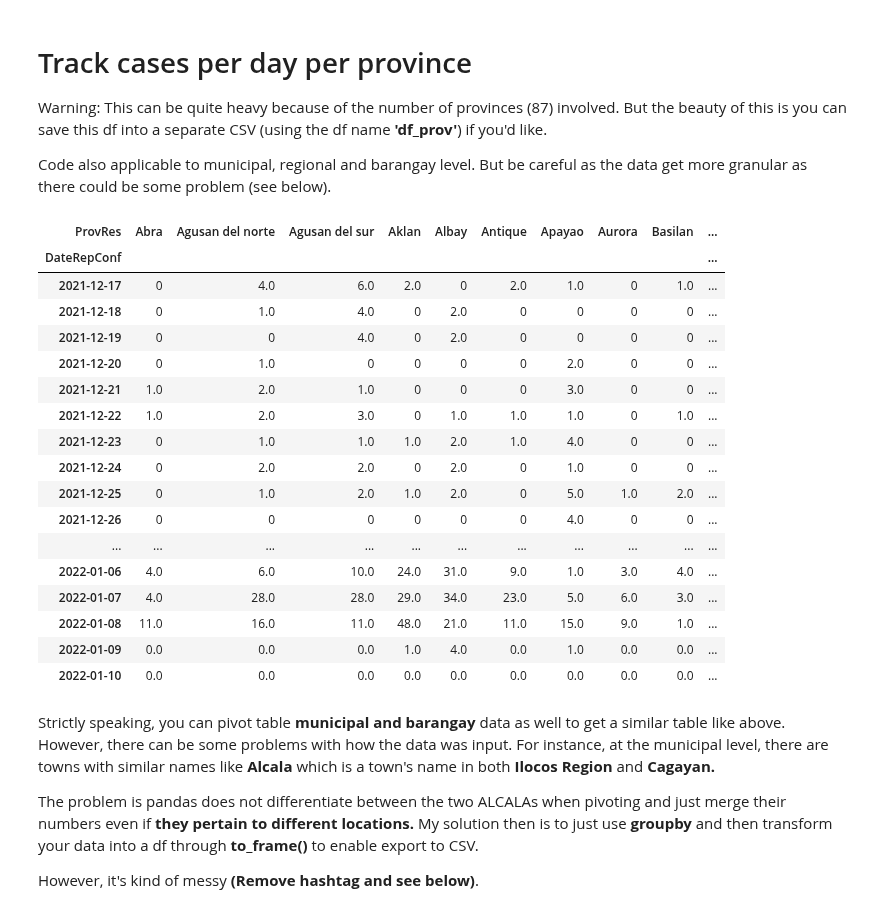
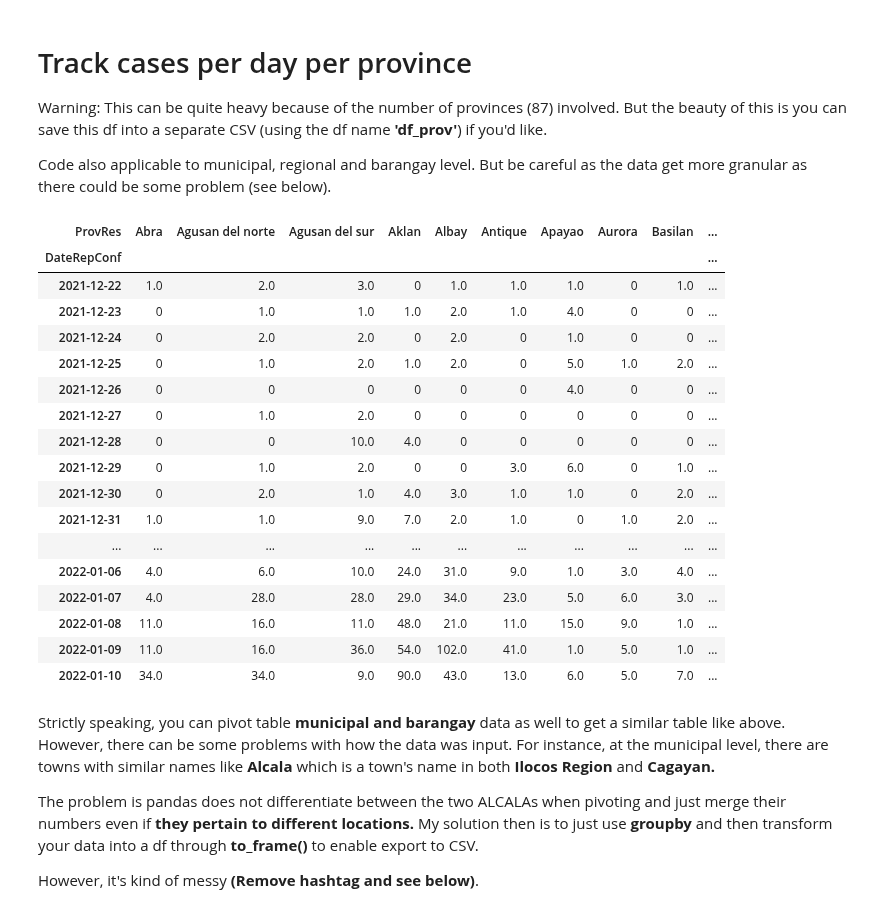
Before and after one commit to pmagtulis/covid-ph, a Jupyter notebook: covid-philippines.ipynb, the cells around one changed output. Cells and saved outputs as stored; diff of their text form; code cells hidden in the pictures.

```diff
--- a/covid-philippines.ipynb
+++ b/covid-philippines.ipynb
@@ -347,27 +345,27 @@ Warning: This can be quite heavy because of the number of provinces (87) involve
 
 Code also applicable to municipal, regional and barangay level. But be careful as the data get more granular as there could be some problem (see below).
 # %%
-df_prov = df.pivot_table(columns="ProvRes", index='DateRepConf', values='CaseCode', aggfunc='count', fill_value='0', dropna=False)
-df_prov.tail(25)
+df_prov = df.pivot_table(columns="ProvRes", index='DateRepConf', values='Sex', aggfunc='count', fill_value='0', dropna=False)
+df_prov.tail(20)
 # %% [output]
 | ProvRes | Abra | Agusan del norte | Agusan del sur | Aklan | Albay | Antique | Apayao | Aurora | Basilan | ... |
 | DateRepConf |  |  |  |  |  |  |  |  |  | ... |
-| 2021-12-17 | 0 | 4.0 | 6.0 | 2.0 | 0 | 2.0 | 1.0 | 0 | 1.0 | ... |
-| 2021-12-18 | 0 | 1.0 | 4.0 | 0 | 2.0 | 0 | 0 | 0 | 0 | ... |
-| 2021-12-19 | 0 | 0 | 4.0 | 0 | 2.0 | 0 | 0 | 0 | 0 | ... |
-| 2021-12-20 | 0 | 1.0 | 0 | 0 | 0 | 0 | 2.0 | 0 | 0 | ... |
-| 2021-12-21 | 1.0 | 2.0 | 1.0 | 0 | 0 | 0 | 3.0 | 0 | 0 | ... |
 | 2021-12-22 | 1.0 | 2.0 | 3.0 | 0 | 1.0 | 1.0 | 1.0 | 0 | 1.0 | ... |
 | 2021-12-23 | 0 | 1.0 | 1.0 | 1.0 | 2.0 | 1.0 | 4.0 | 0 | 0 | ... |
 | 2021-12-24 | 0 | 2.0 | 2.0 | 0 | 2.0 | 0 | 1.0 | 0 | 0 | ... |
 | 2021-12-25 | 0 | 1.0 | 2.0 | 1.0 | 2.0 | 0 | 5.0 | 1.0 | 2.0 | ... |
 | 2021-12-26 | 0 | 0 | 0 | 0 | 0 | 0 | 4.0 | 0 | 0 | ... |
+| 2021-12-27 | 0 | 1.0 | 2.0 | 0 | 0 | 0 | 0 | 0 | 0 | ... |
+| 2021-12-28 | 0 | 0 | 10.0 | 4.0 | 0 | 0 | 0 | 0 | 0 | ... |
+| 2021-12-29 | 0 | 1.0 | 2.0 | 0 | 0 | 3.0 | 6.0 | 0 | 1.0 | ... |
+| 2021-12-30 | 0 | 2.0 | 1.0 | 4.0 | 3.0 | 1.0 | 1.0 | 0 | 2.0 | ... |
+| 2021-12-31 | 1.0 | 1.0 | 9.0 | 7.0 | 2.0 | 1.0 | 0 | 1.0 | 2.0 | ... |
 | ... | ... | ... | ... | ... | ... | ... | ... | ... | ... | ... |
 | 2022-01-06 | 4.0 | 6.0 | 10.0 | 24.0 | 31.0 | 9.0 | 1.0 | 3.0 | 4.0 | ... |
 | 2022-01-07 | 4.0 | 28.0 | 28.0 | 29.0 | 34.0 | 23.0 | 5.0 | 6.0 | 3.0 | ... |
 | 2022-01-08 | 11.0 | 16.0 | 11.0 | 48.0 | 21.0 | 11.0 | 15.0 | 9.0 | 1.0 | ... |
-| 2022-01-09 | 0.0 | 0.0 | 0.0 | 1.0 | 4.0 | 0.0 | 1.0 | 0.0 | 0.0 | ... |
-| 2022-01-10 | 0.0 | 0.0 | 0.0 | 0.0 | 0.0 | 0.0 | 0.0 | 0.0 | 0.0 | ... |
+| 2022-01-09 | 11.0 | 16.0 | 36.0 | 54.0 | 102.0 | 41.0 | 1.0 | 5.0 | 1.0 | ... |
+| 2022-01-10 | 34.0 | 34.0 | 9.0 | 90.0 | 43.0 | 13.0 | 6.0 | 5.0 | 7.0 | ... |
 # %% [markdown]
 Strictly speaking, you can pivot table **municipal and barangay** data as well to get a similar table like above. However, there can be some problems with how the data was input. For instance, at the municipal level, there are towns with similar names like **Alcala** which is a town's name in both **Ilocos Region** and **Cagayan.**
 
```
Also changed, not shown: parts of 18 cells of this notebook.
